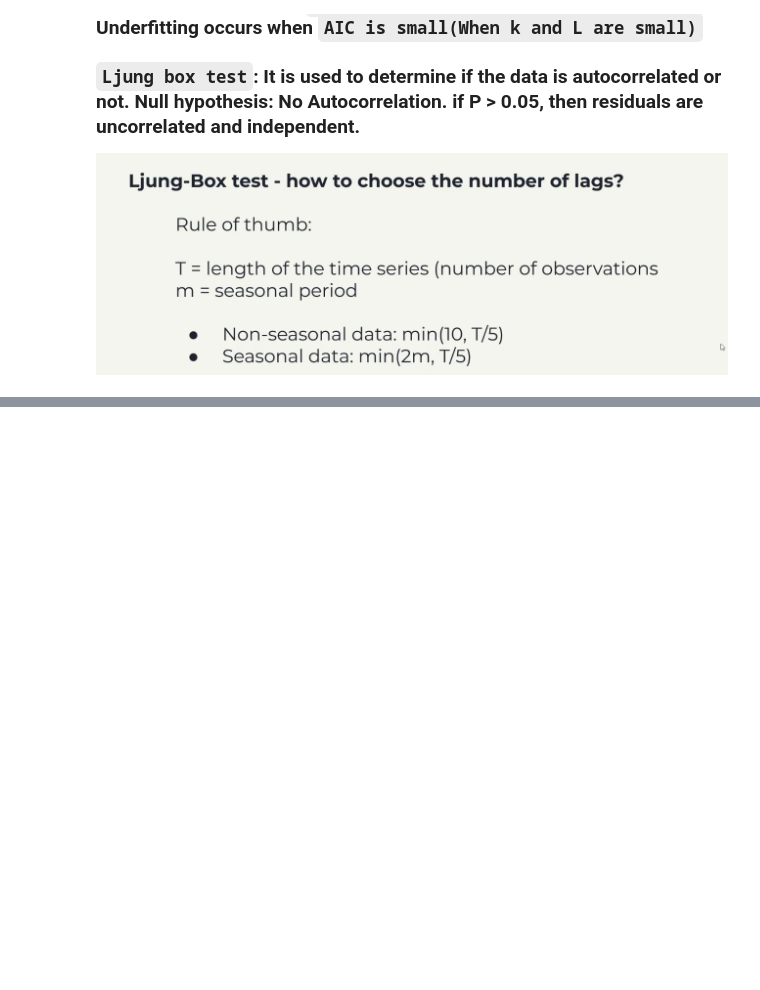
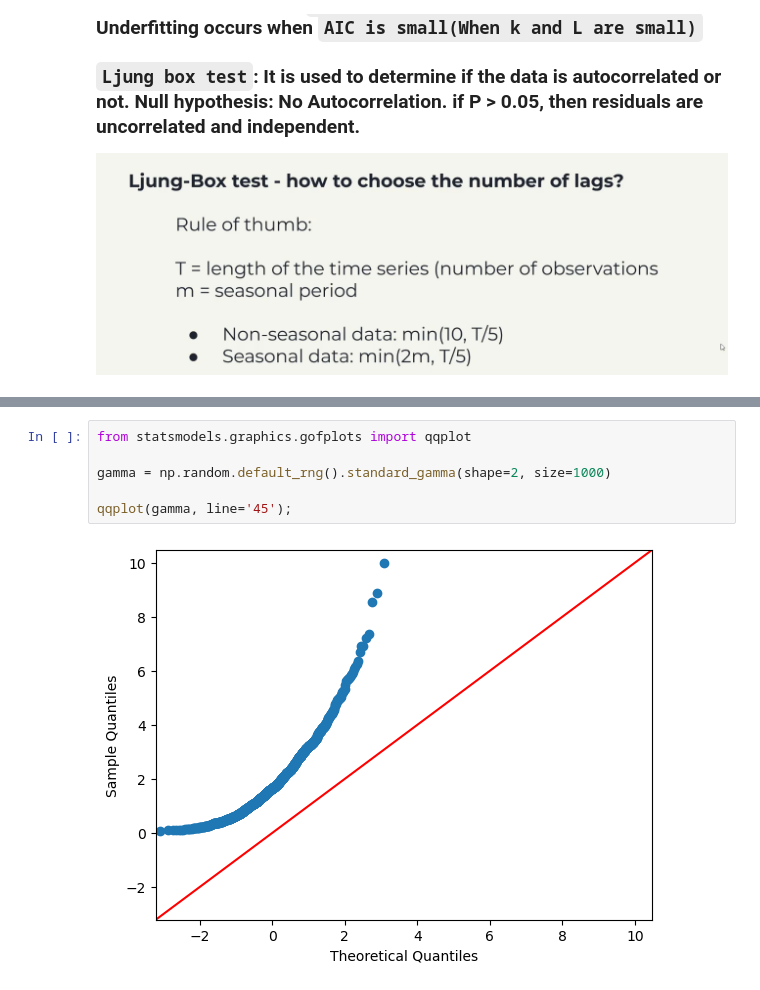
Before and after one commit to tharani001/TimeSeriesForecasting, a Jupyter notebook: ARIMA-forecasting/ARMA-Process.ipynb, the cells around one changed output, grey strips where cells are left out. Drawn from its saved outputs; the diff is of its cells as text; blank space fills up the shorter version.

```diff
--- a/ARIMA-forecasting/ARMA-Process.ipynb
+++ b/ARIMA-forecasting/ARMA-Process.ipynb
@@ -37,0 +134,8 @@
+# %%
+from statsmodels.graphics.gofplots import qqplot
+
+gamma = np.random.default_rng().standard_gamma(shape=2, size=1000)
+
+qqplot(gamma, line='45');
+# %% [output]
+[figure, added]
```
Also changed, not shown: parts of 13 cells of this notebook.
